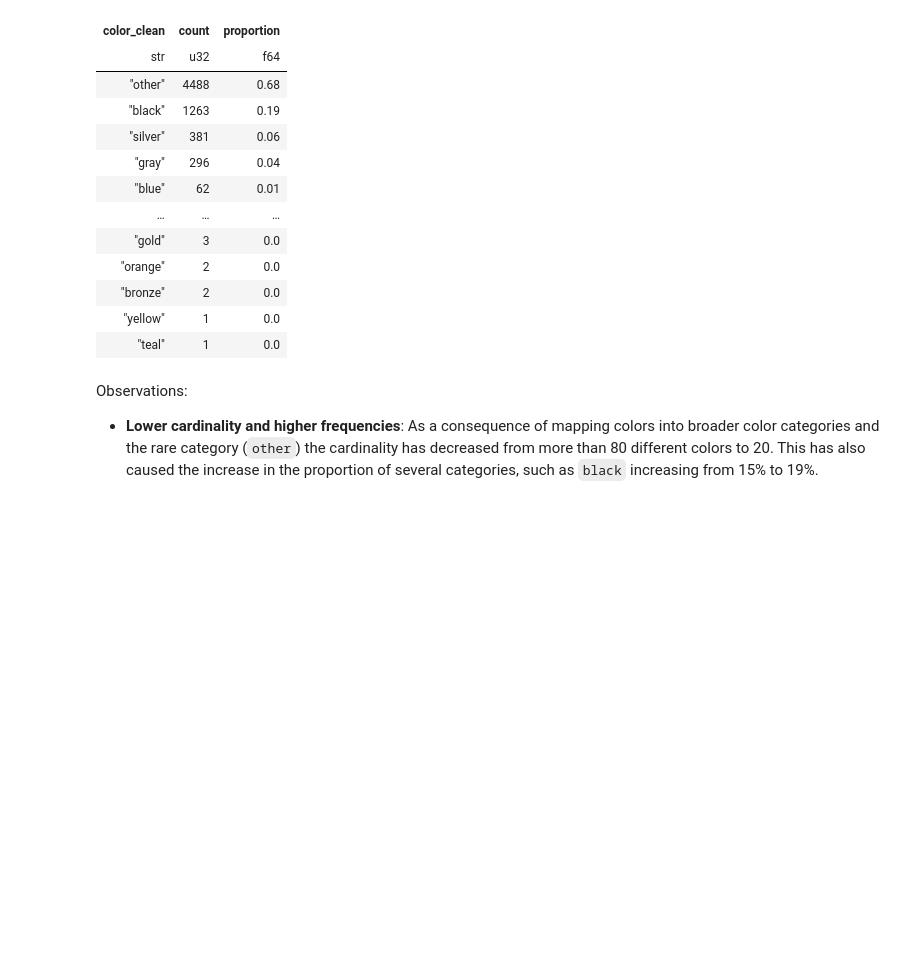
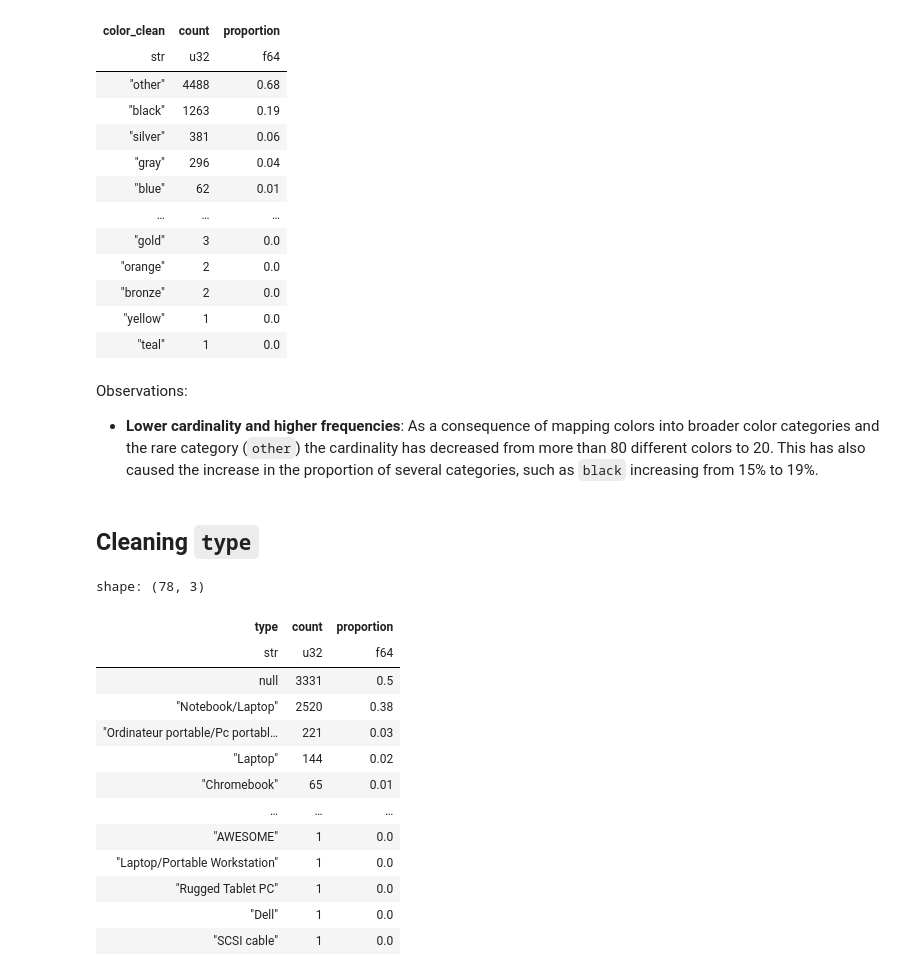
Before and after one commit to jxareas/laptop-price-catboost, a Jupyter notebook: notebooks/laptop_data_cleansing.ipynb, the cells around one changed output. Saved outputs shown, nothing was run; the diff lists cells and outputs as text; code cells hidden in the pictures; blank space fills up the shorter version.

Commit message:
Clean `os`, `type`, `storage_type` and `country_region_of_manufacturer`

```diff
--- a/notebooks/laptop_data_cleansing.ipynb
+++ b/notebooks/laptop_data_cleansing.ipynb
@@ -1174,7 +1174,8 @@ df = df.with_columns(
         # If value is not multicolor nor a single color,then assign it to `other`
         .otherwise(pl.lit('other'))
     )
-    .str.replace('grey', 'gray') # Naturally, we need to map grey to gray (or vice versa) as it represents the same color
+    .str.replace('grey',
+                 'gray')  # Naturally, we need to map grey to gray (or vice versa) as it represents the same color
     .alias('manufacturer_color_clean')
 )
 
@@ -1244,7 +1245,8 @@ df = df.with_columns(
         # If value is not multicolor nor a single color,then assign it to `other`
         .otherwise(pl.lit('other'))
     )
-    .str.replace('grey', 'gray') # Naturally, we need to map grey to gray (or vice versa) as it represents the same color
+    .str.replace('grey',
+                 'gray')  # Naturally, we need to map grey to gray (or vice versa) as it represents the same color
     .alias('color_clean')
 )
 
@@ -1314,3 +1316,27 @@ shape: (20, 3)
 # %% [markdown]
 Observations:
 - **Lower cardinality and higher frequencies**: As a consequence of mapping colors into broader color categories and the rare category (`other`) the cardinality has decreased from more than 80 different colors to 20. This has also caused the increase in the proportion of several categories, such as `black` increasing from 15% to 19%.
+# %% [markdown]
+## Cleaning `type`
+# %%
+df['type'].value_counts(
+    sort=True,
+    parallel=True,
+).with_columns(
+    (pl.col('count') / df.height).round(2).alias('proportion')
+)
+# %% [output]
+shape: (78, 3)
+| type | count | proportion |
+| str | u32 | f64 |
+| null | 3331 | 0.5 |
+| "Notebook/Laptop" | 2520 | 0.38 |
+| "Ordinateur portable/Pc portabl… | 221 | 0.03 |
+| "Laptop" | 144 | 0.02 |
+| "Chromebook" | 65 | 0.01 |
+| … | … | … |
+| "AWESOME" | 1 | 0.0 |
+| "Laptop/Portable Workstation" | 1 | 0.0 |
+| "Rugged Tablet PC" | 1 | 0.0 |
+| "Dell" | 1 | 0.0 |
+| "SCSI cable" | 1 | 0.0 |
```
Also changed, not shown: parts of 21 cells of this notebook, 1 other file.
